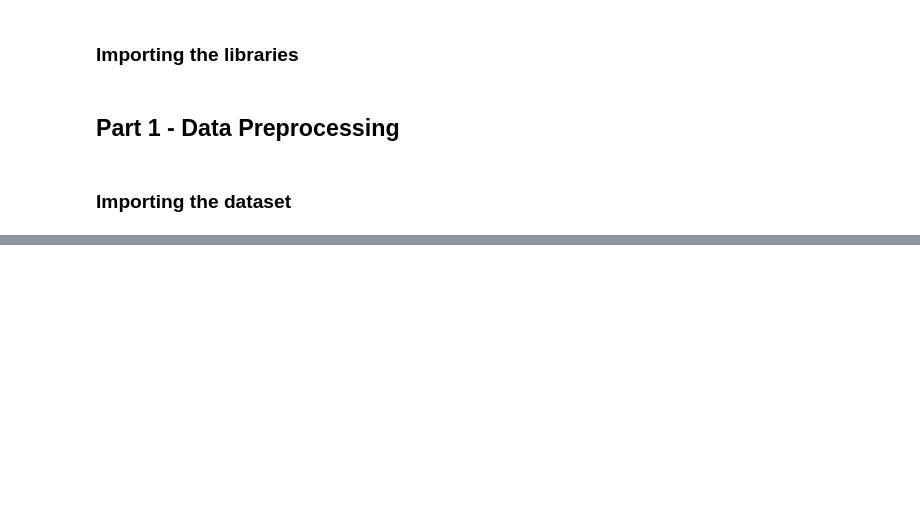
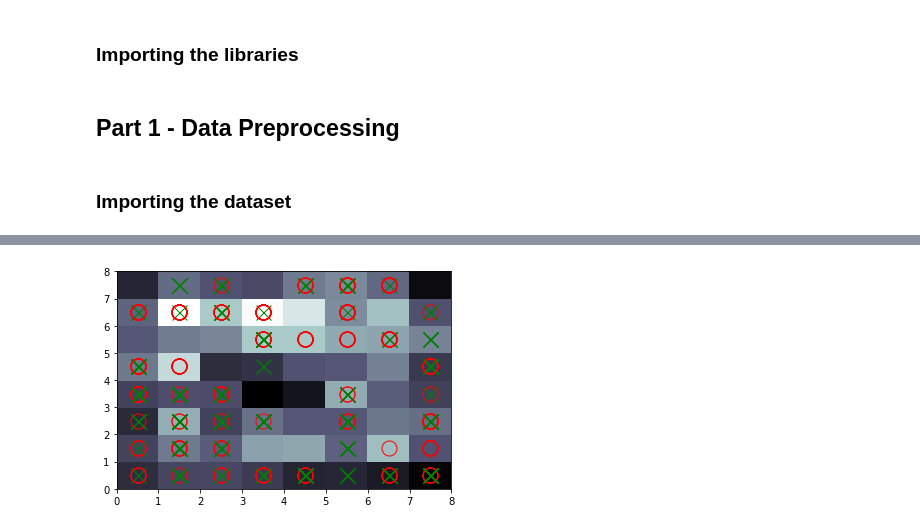
Before and after one commit to mintingchen/ECE269_Project, a Jupyter notebook: Titanic.ipynb, the cells around one changed output, grey strips where cells are left out. Drawn from its saved outputs; the diff is of its cells as text; code cells hidden in the pictures; blank space fills up the shorter version.

```diff
--- a/Titanic.ipynb
+++ b/Titanic.ipynb
@@ -252,0 +201,4 @@ df.to_csv("revised_data.csv")
+# %%
+from sklearn.preprocessing import MinMaxScaler
+sc  = MinMaxScaler(feature_range=(0,1))
+X = sc.fit_transform(X)
@@ -252,0 +221,6 @@ df.to_csv("revised_data.csv")
+# %%
+from minisom import MiniSom
+
+som = MiniSom(x = 8,y=8, input_len = 8,sigma = 1.0,learning_rate = 0.05)
+som.random_weights_init(X)
+som.train_random(data = X,num_iteration = 100)
@@ -252,0 +231,13 @@ df.to_csv("revised_data.csv")
+# %%
+from pylab import plot,show, pcolor
+import pylab
+marker = ['x','o']
+color = ['g','r']
+pylab.bone()
+pcolor(som.distance_map().T)
+for i,x in enumerate(X):
+    w = som.winner(x)
+    plot(w[0]+0.5,w[1]+0.5,marker[Y[i]],markeredgecolor = color[Y[i]],markerfacecolor =  'None',
+         markersize=15,markeredgewidth = 1)
+# %% [output]
+[figure, added]
```
Also changed, not shown: parts of 36 cells of this notebook, 1 other file.
